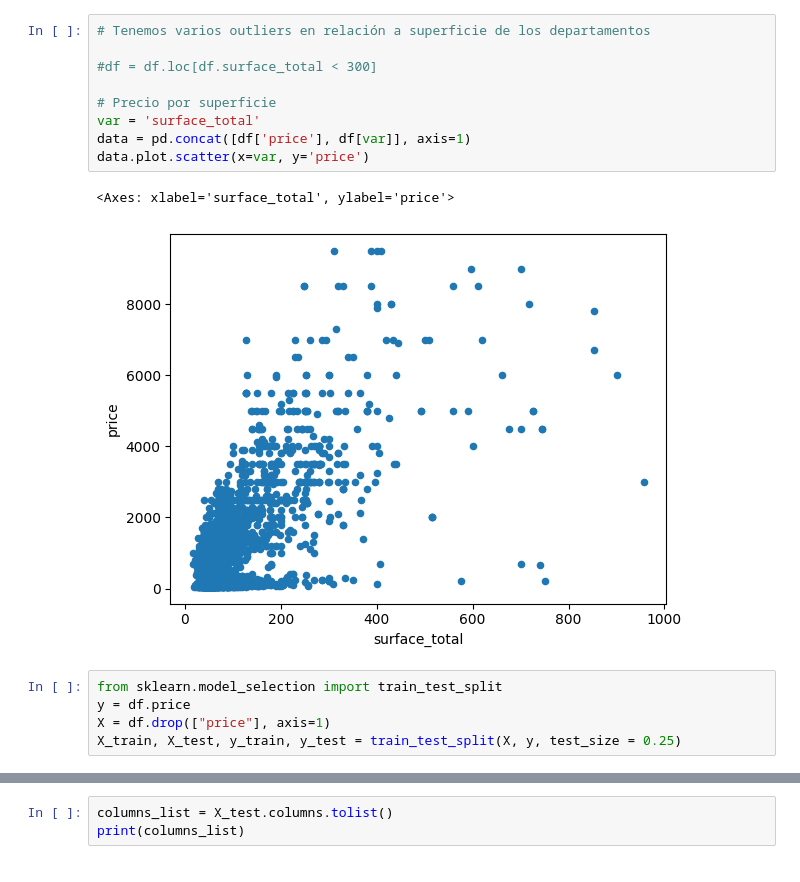
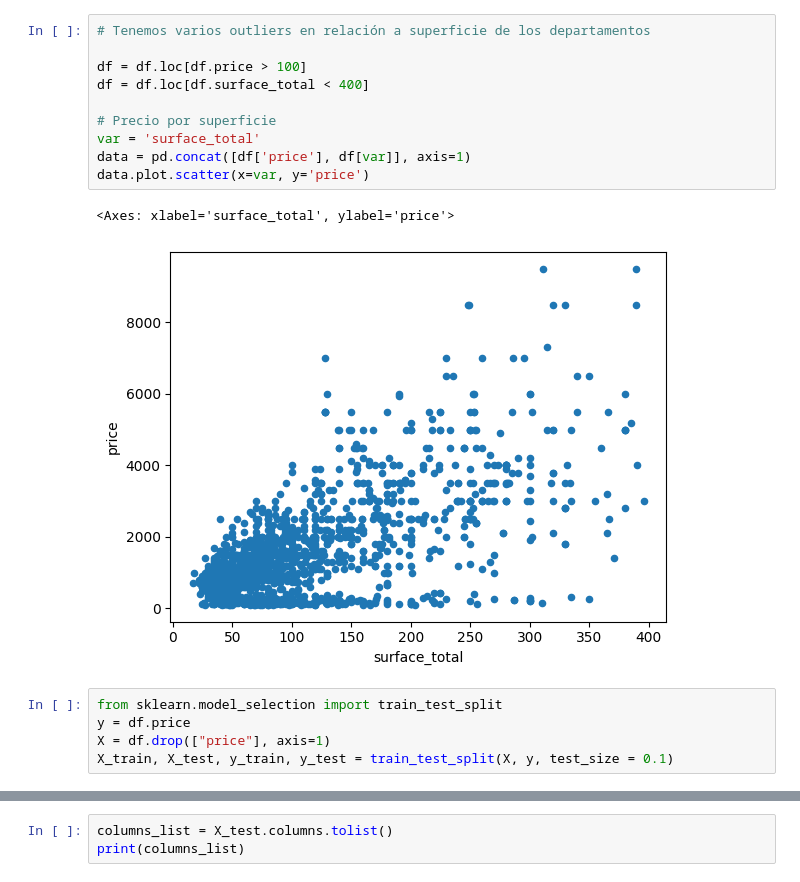
Before and after one commit to Handerllon/pfi_anderson_pardo, a Jupyter notebook: Price/machine_learning.ipynb, the cells around one changed output, grey strips where cells are left out. Drawn from its saved outputs; the diff is of its cells as text.

```diff
--- a/Price/machine_learning.ipynb
+++ b/Price/machine_learning.ipynb
@@ -15,17 +15,18 @@ df.head()
 # %%
 # Tenemos varios outliers en relación a superficie de los departamentos
 
-#df = df.loc[df.surface_total < 300]
+df = df.loc[df.price > 100]
+df = df.loc[df.surface_total < 400]
 
 # Precio por superficie
 var = 'surface_total'
 data = pd.concat([df['price'], df[var]], axis=1)
 data.plot.scatter(x=var, y='price')
 # %% [output]
 <Axes: xlabel='surface_total', ylabel='price'>
-[figure, old version]
+[figure, new version]
 # %%
 from sklearn.model_selection import train_test_split
 y = df.price
 X = df.drop(["price"], axis=1)
-X_train, X_test, y_train, y_test = train_test_split(X, y, test_size = 0.25)
+X_train, X_test, y_train, y_test = train_test_split(X, y, test_size = 0.1)
```
Also changed, not shown: parts of 16 cells of this notebook, 7 other files.
